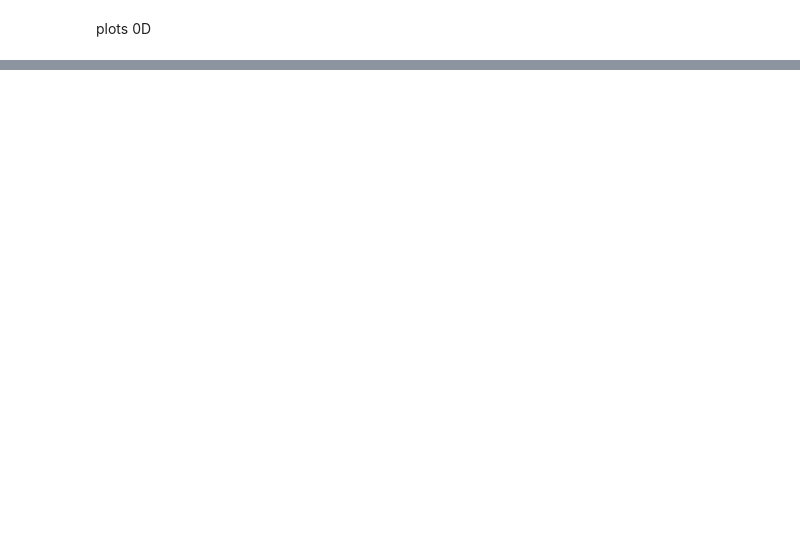
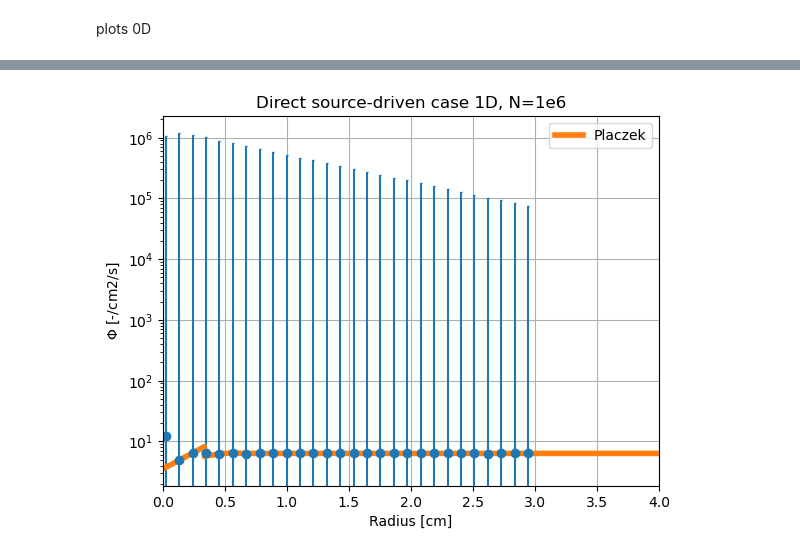
Before and after one commit to Simone-Occhipinti/Transport-code-v.3, a Jupyter notebook: fixed_source_MC.ipynb, the cells around one changed output, grey strips where cells are left out. Saved outputs shown, nothing was run; the diff lists cells and outputs as text; code cells hidden in the pictures; blank space fills up the shorter version.

```diff
--- a/fixed_source_MC.ipynb
+++ b/fixed_source_MC.ipynb
@@ -161,0 +120,14 @@ IndexError: invalid index to scalar variable.
+# %%
+plt.errorbar(xx, yy, yerr=yy*sigma, fmt='o', capsize=1)
+#plt.plot(xx,yy, linewidth='4' ,label='MC')
+plt.plot(plc[0],plc[1],linewidth='4' ,label='Placzek')
+plt.xlabel('Radius [cm]')
+plt.ylabel('$\Phi$ [-/cm2/s]')
+plt.title('Direct source-driven case 1D, N=1e6')
+plt.yscale('log')
+plt.xlim(0,4)
+plt.grid()
+plt.legend()
+plt.show()
+# %% [output]
+[figure, added]
```
Also changed, not shown: parts of 11 cells of this notebook, 6 other files.
